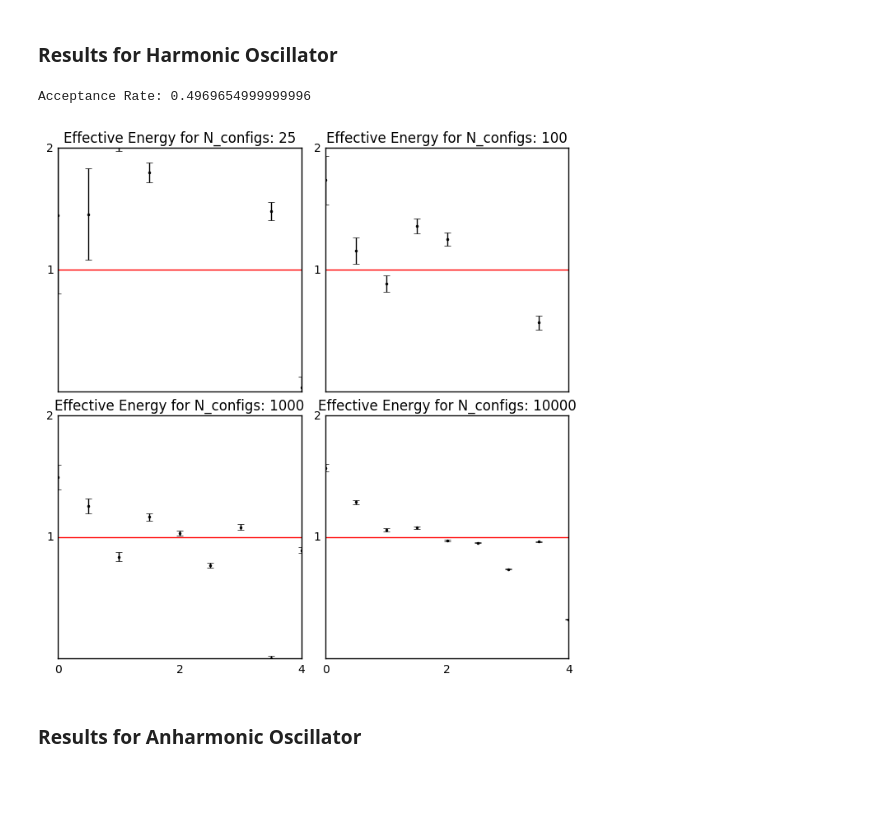
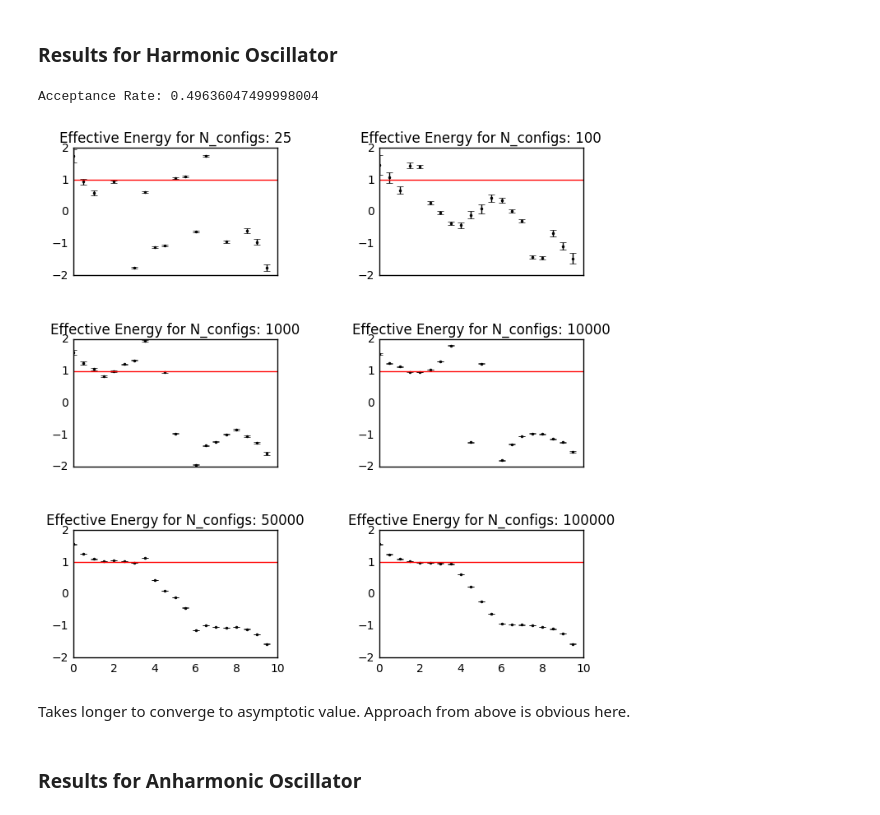
Before and after one commit to Shaun252/latticeQCD_novices, a Jupyter notebook: exercise_3.ipynb, the cells around one changed output. Cells and saved outputs as stored; diff of their text form; code cells hidden in the pictures; blank space fills up the shorter version.

```diff
--- a/exercise_3.ipynb
+++ b/exercise_3.ipynb
@@ -96,8 +97,8 @@ def markov_chain(n_sites, n_configs, v, m, a, dx, n_corr):
 def analysis(n_sites, n_cfs_arr, v, m, a, dx, n_corr, harmonic=True):
 
     rows = int(np.ceil(len(n_cfs_arr)/2))
-    fig, axs =  plt.subplots(nrows=rows, ncols=rows, sharex='col', figsize=(8, 8), dpi=100)
-    fig.subplots_adjust(wspace=0.1, hspace=0.1)
+    fig, axs =  plt.subplots(nrows=rows, ncols=2, sharex='col', figsize=(8, 8), dpi=100)
+    fig.subplots_adjust(wspace=0.5, hspace=0.5)
     ax = axs.flat
 
     for i, n_configs in enumerate(n_cfs_arr):
@@ -116,17 +117,19 @@ def analysis(n_sites, n_cfs_arr, v, m, a, dx, n_corr, harmonic=True):
         t = np.arange(0, n_sites * a, a)
 
 
-        ax[i].set_xlim(0, 4)
+
         ax[i].set_ylim(0, 2)
         ax[i].errorbar(t, E_eff, yerr=err, fmt='o',  markersize=2, color='k')
         ax[i].tick_params(bottom="off", top="off", left="off", right="off")
         ax[i].set_title("Effective Energy for N_configs: " + str(n_configs))
-        ax[i].set_xticks([0, 2, 4])
+        ax[i].set_xlim(0, 10)
+        ax[i].set_xticks([0, 2, 4, 6, 8, 10])
+        ax[i].set_ylim(-2, 2)
+        ax[i].set_yticks([-2, -1, 0, 1, 2])
         if harmonic == True:
             ax[i].axhline(y=1, color='r', linestyle='-')
-            ax[i].set_yticks([1, 2])
-        elif harmonic == False:
-            ax[i].set_yticks([0.5, 1, 1.5, 2])
+
+
 
 
 
@@ -135,10 +138,12 @@ def analysis(n_sites, n_cfs_arr, v, m, a, dx, n_corr, harmonic=True):
 # %% [markdown]
 ### Results for Harmonic Oscillator
 # %%
-analysis(n_sites=20, n_cfs_arr=[25,100,1000,10000], v=v_sho, m=1, a=0.5, dx=1.4, n_corr=20)
+analysis(n_sites=20, n_cfs_arr=[25,100,1000,10000,50000,100000], v=v_sho, m=1, a=0.5, dx=1.4, n_corr=20)
 # %% [output]
-Acceptance Rate: 0.4969654999999996
+Acceptance Rate: 0.49636047499998004
-[figure, old version]
+[figure, new version]
+# %% [markdown]
+Takes longer to converge to asymptotic value. Approach from above is obvious here.
 # %% [markdown]
 ### Results for Anharmonic Oscillator
 # %%
```
Also changed, not shown: parts of 7 cells of this notebook, 5 other files.
